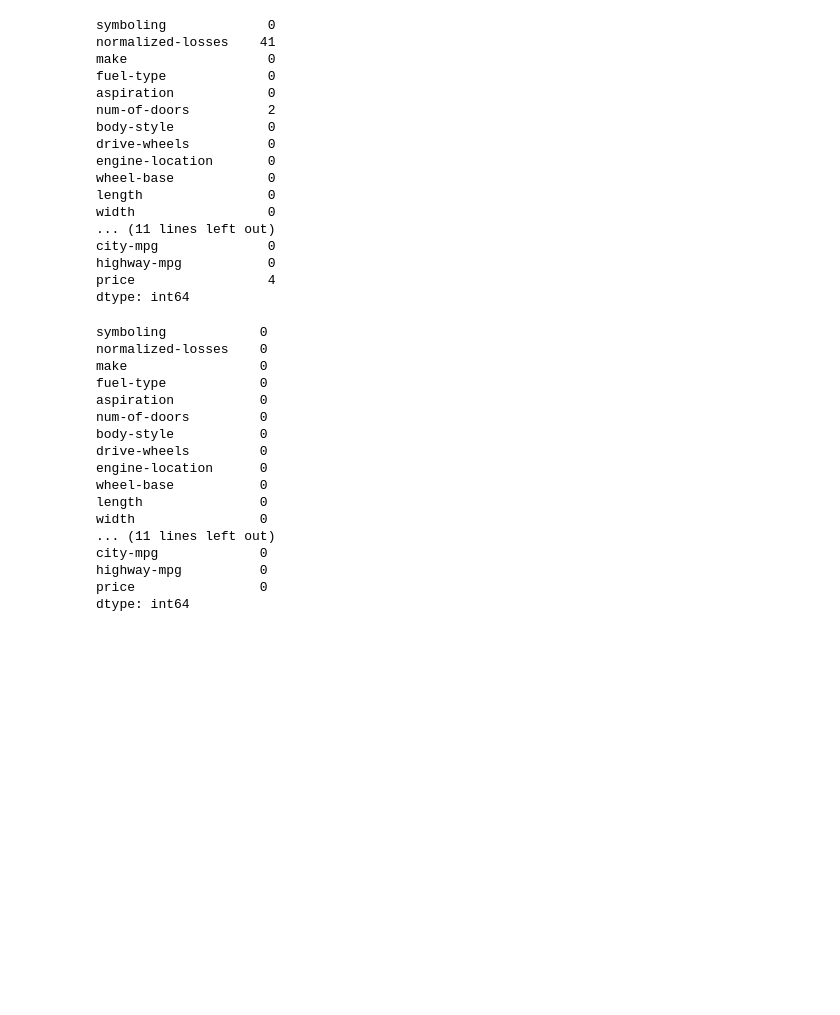
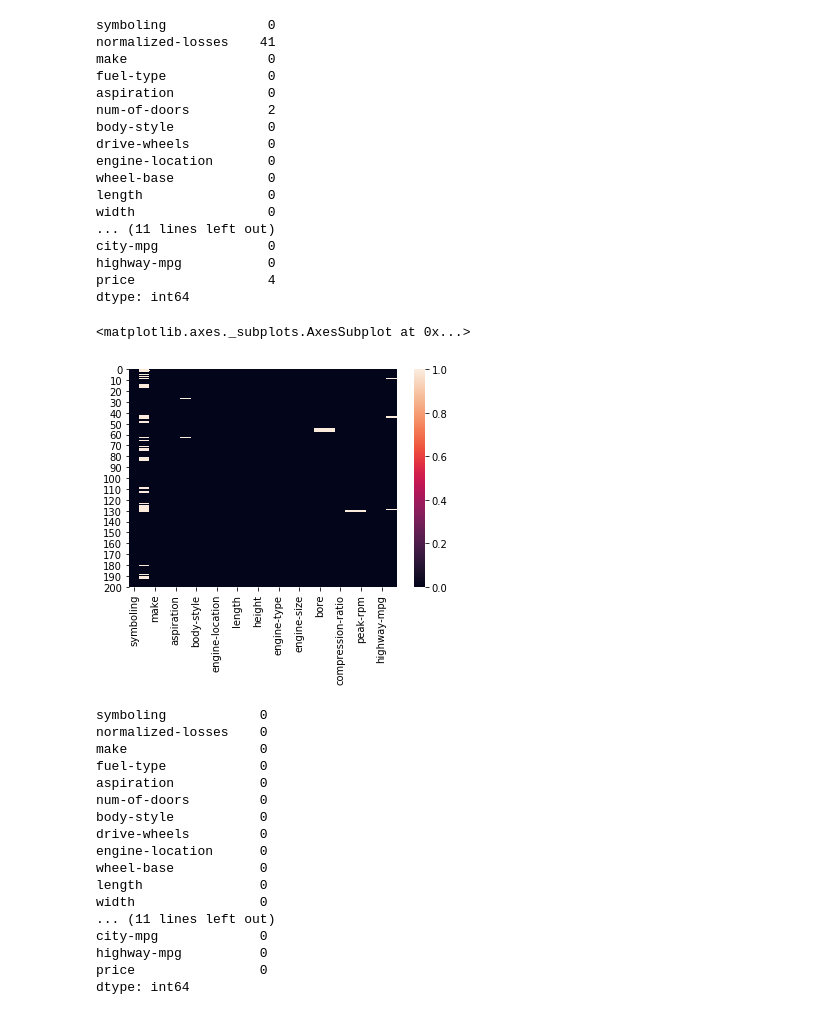
Before and after one commit to AbhishekGMV/Automobile-price-prediction, a Jupyter notebook: Automobile_price_prediction_linear_model.ipynb, the cells around one changed output. Cells and saved outputs as stored; diff of their text form; code cells hidden in the pictures; blank space fills up the shorter version.

```diff
--- a/Automobile_price_prediction_linear_model.ipynb
+++ b/Automobile_price_prediction_linear_model.ipynb
@@ -58,3 +50,8 @@ dtype: int64
+# %%
+sns.heatmap(df_data.isnull(),cmap='rocket')
+# %% [output]
+<matplotlib.axes._subplots.AxesSubplot at 0x...>
+[figure, added]
 # %%
 df_temp = df_automobile[df_automobile['normalized-losses']!='?']
 # %%
```
Also changed, not shown: parts of 33 cells of this notebook, 2 other files.
